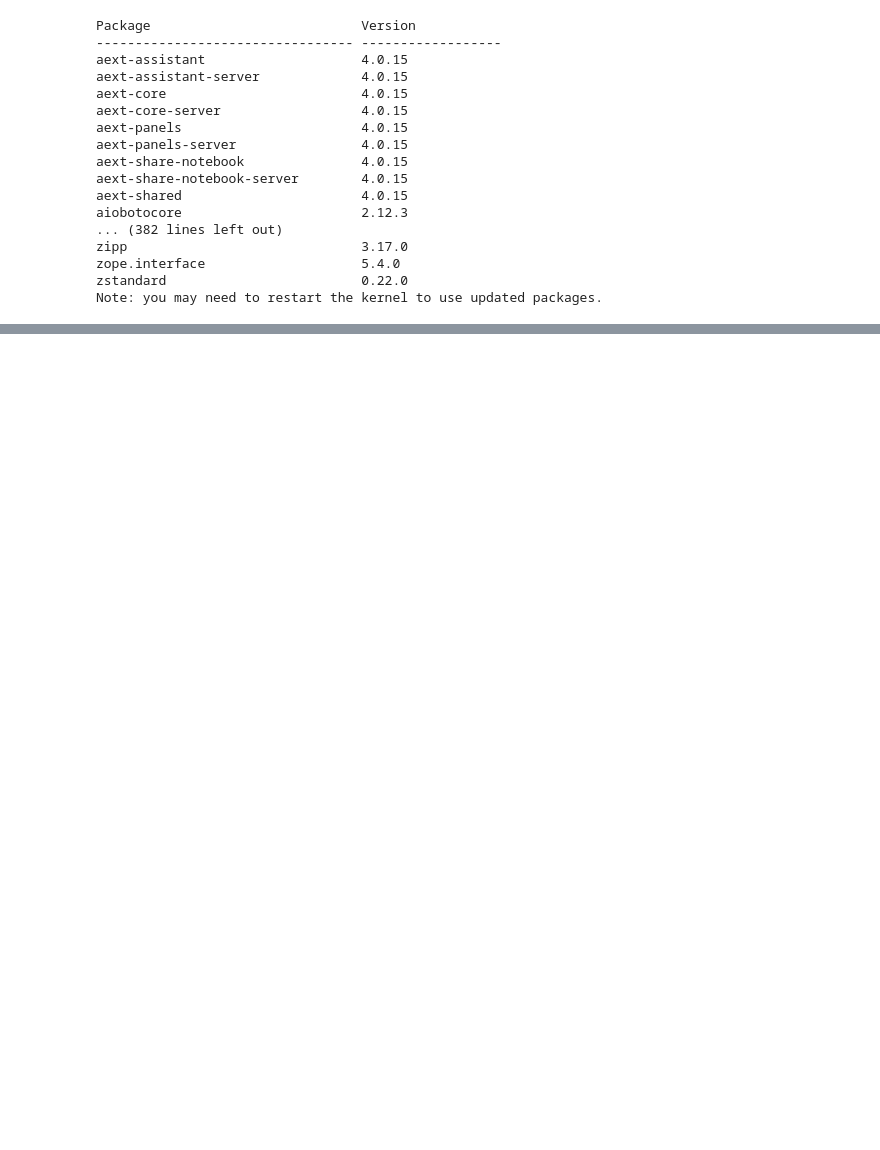
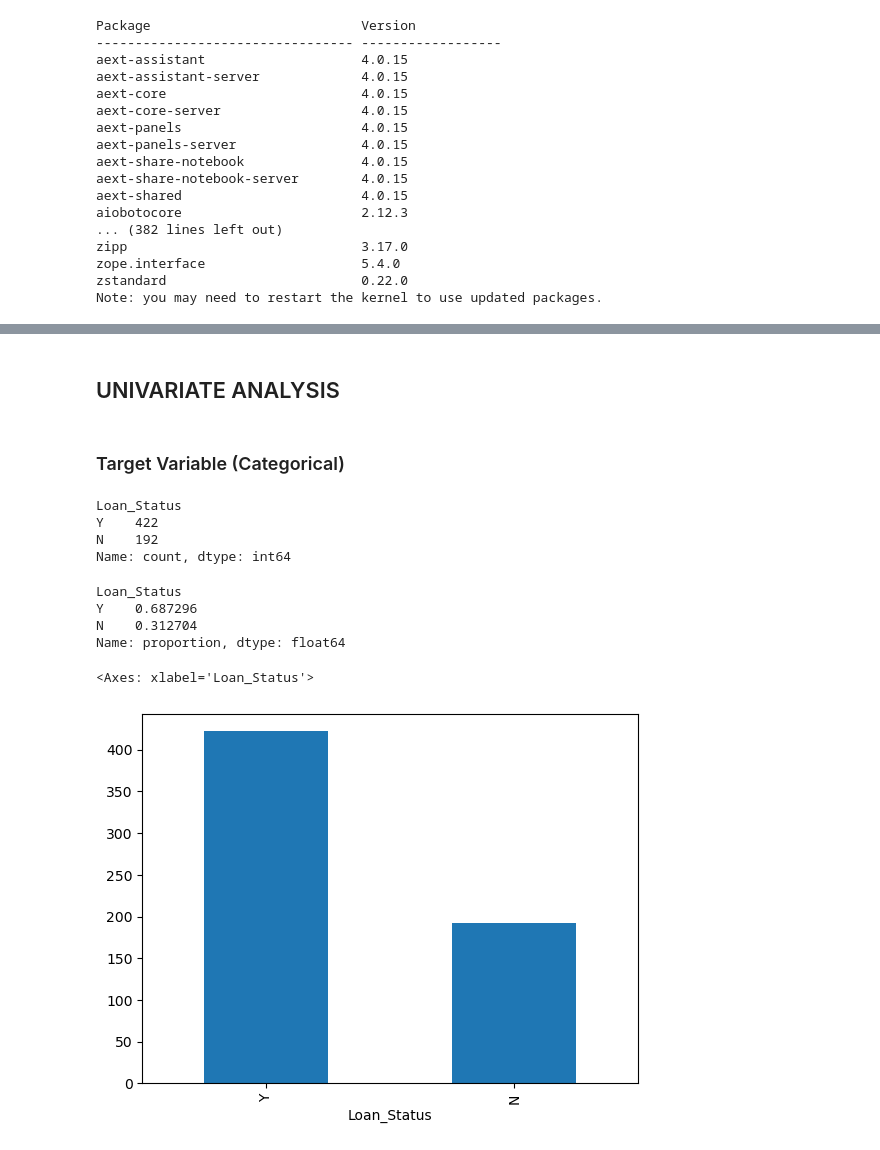
Before and after one commit to akhnasj/predictive-modelling-for-loan-approval, a Jupyter notebook: PMLA.ipynb, the cells around one changed output, grey strips where cells are left out. Drawn from its saved outputs; the diff is of its cells as text; code cells hidden in the pictures; blank space fills up the shorter version.

```diff
--- a/PMLA.ipynb
+++ b/PMLA.ipynb
@@ -69,2 +68,9 @@ import joblib
 import warnings
 warnings.filterwarnings('ignore', category = FutureWarning)
+# %%
+# load the train and test dataset
+train_data = pd.read_csv("dataset/train.csv")
+test_data =  pd.read_csv("dataset/test.csv")
+# %%
+train = train_data.copy()
+test = test_data.copy()
@@ -70,0 +159,26 @@ warnings.filterwarnings('ignore', category = FutureWarning)
+# %% [markdown]
+## UNIVARIATE ANALYSIS
+# %% [markdown]
+### Target Variable (Categorical)
+# %%
+# Frequency table
+train['Loan_Status'].value_counts()
+# %% [output]
+Loan_Status
+Y    422
+N    192
+Name: count, dtype: int64
+# %%
+# Percentage distribution
+train['Loan_Status'].value_counts(normalize = True)
+# %% [output]
+Loan_Status
+Y    0.687296
+N    0.312704
+Name: proportion, dtype: float64
+# %%
+# Bar plot
+train['Loan_Status'].value_counts().plot.bar()
+# %% [output]
+<Axes: xlabel='Loan_Status'>
+[figure, added]
```
Also changed, not shown: parts of 10 cells of this notebook, 2 other files.
